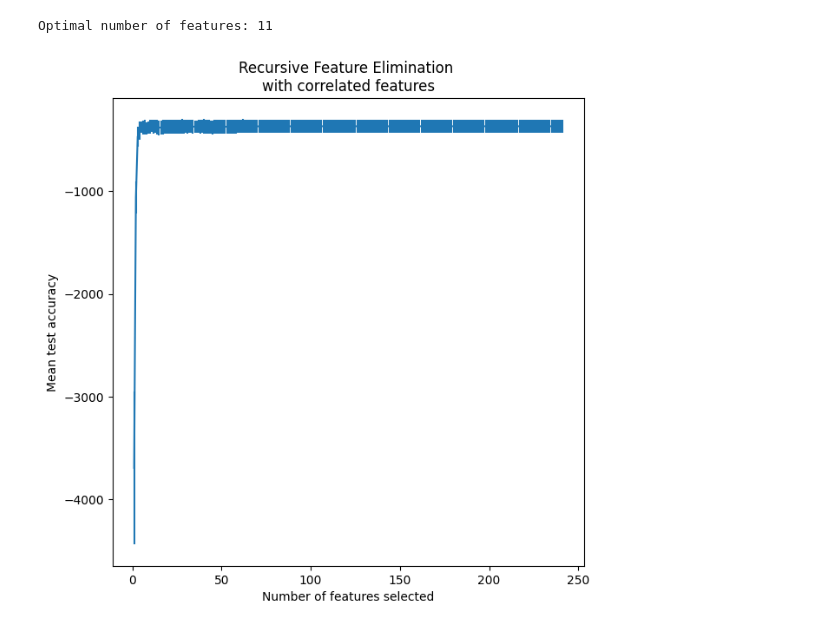
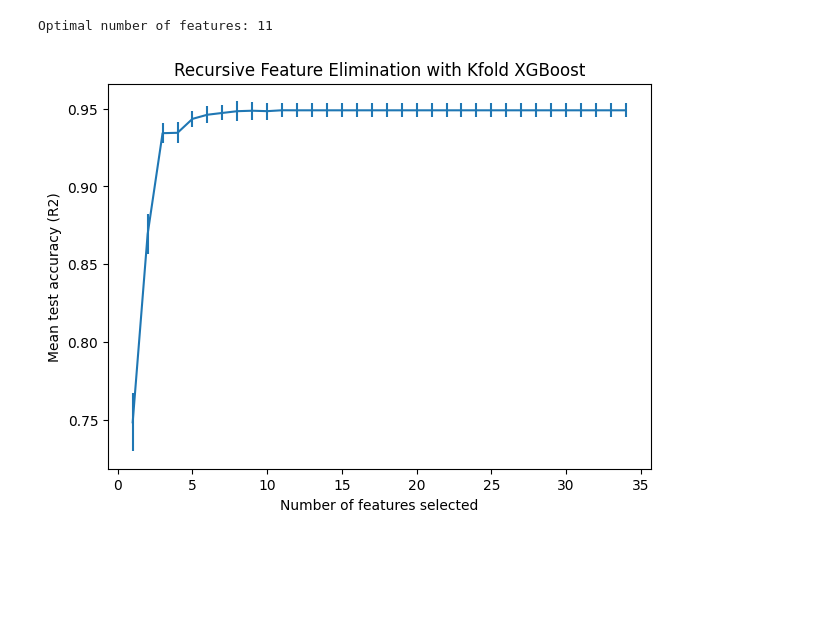
Before and after one commit to DinisDimitris/Net-ecosystem-exchange-Quantification, a Jupyter notebook: RCEF.ipynb, the cells around one changed output. Drawn from its saved outputs; the diff is of its cells as text; code cells hidden in the pictures; blank space fills up the shorter version.

```diff
--- a/RCEF.ipynb
+++ b/RCEF.ipynb
@@ -53 +78,4 @@ xgbFeatImp
+# %%
+y = df_final['NEE'].copy()
+x = df_final.drop(['NEE', 'DATE'], axis=1)
 # %%
@@ -61,5 +82,2 @@ x = df[feat_cols]
 X_train, X_test, y_train, y_test = train_test_split(
    x, y, test_size=0.33, random_state=41)
-# %%
-X_train, X_test, y_train, y_test = train_test_split(
-   df, y, test_size=0.33, random_state=41)
@@ -87,44 +107,17 @@ RIDGE REG
-# %%
-min_features_to_select = 1  # Minimum number of features to consider
-
-lmbdas = [i/2 for i in range(1,50)]
-cv = RepeatedKFold(n_splits=10, n_repeats=1, random_state=1)
-clf = RidgeCV(alphas=lmbdas, cv=cv, scoring='neg_mean_squared_error')
-
-rfecv = RFECV(
-    estimator=clf,
-    step=1,
-    cv=cv,
-    scoring="neg_mean_squared_error",
-    min_features_to_select=min_features_to_select,
-    n_jobs=2,
-)
-rfecv.fit(X_train, y_train)
-
-print(f"Optimal number of features: {rfecv.n_features_}")
 # %% [markdown]
 XGBOOST
 # %%
 min_features_to_select = 1  # Minimum number of features to consider
 
 cv = RepeatedKFold(n_splits=10, n_repeats=1, random_state=1)
-clf = xg.XGBRegressor(objective ='reg:squarederror',
+reg = xg.XGBRegressor(objective ='reg:squarederror',
                   n_estimators = 10, seed = 123)
 
-param_grid = {'max_depth': [3, 4, 5, 6, 7],
-              'subsample': [0.6, 0.7, 0.8, 0.9, 1.0],
-              'colsample_bytree': [0.6, 0.7, 0.8, 0.9, 1.0],
-              'colsample_bylevel':[0.6,0.7,0.8,0.9,1.0],
-             'min_child_weight': [1, 5, 10],
-             'gamma': [0.5, 1, 1.5, 2, 5],}
-
-grid_search = GridSearchCV(estimator=xg, param_grid=param_grid, scoring='neg_mean_squared_error', n_jobs=4, cv=cv, verbose=0)
-
 rfecv = RFECV(
-    estimator=clf,
+    estimator=reg,
     step=1,
     cv=cv,
-    scoring="neg_mean_squared_error",
+    scoring="r2",
     min_features_to_select=min_features_to_select,
     n_jobs=2,
 )
@@ -142,21 +135,21 @@ path_to_save = 'feature_analysis/' + 'rcef_'+ base_estimator
 os.makedirs(path_to_save , exist_ok=True)
 # %%
 n_scores = len(rfecv.cv_results_["mean_test_score"])
-fig = plt.figure(figsize=(7,7))
+fig = plt.figure(figsize=(7,5))
 plt.xlabel("Number of features selected")
-plt.ylabel("Mean test accuracy")
+plt.ylabel("Mean test accuracy (R2)")
 plt.errorbar(
     range(min_features_to_select, n_scores + min_features_to_select),
     rfecv.cv_results_["mean_test_score"],
     yerr=rfecv.cv_results_["std_test_score"],
 )
-plt.title("Recursive Feature Elimination \nwith correlated features")
+plt.title("Recursive Feature Elimination with Kfold XGBoost")
 plt.show()
 
 
 base_estimator = str(rfecv.estimator).split('(')[0]
 # %% [output]
-[figure, old version]
+[figure, new version]
 # %%
 fig.savefig(os.path.join(path_to_save, target + '_' + base_estimator ), format='png')
 # %%
```
Also changed, not shown: parts of 19 cells of this notebook, 2 other files.
